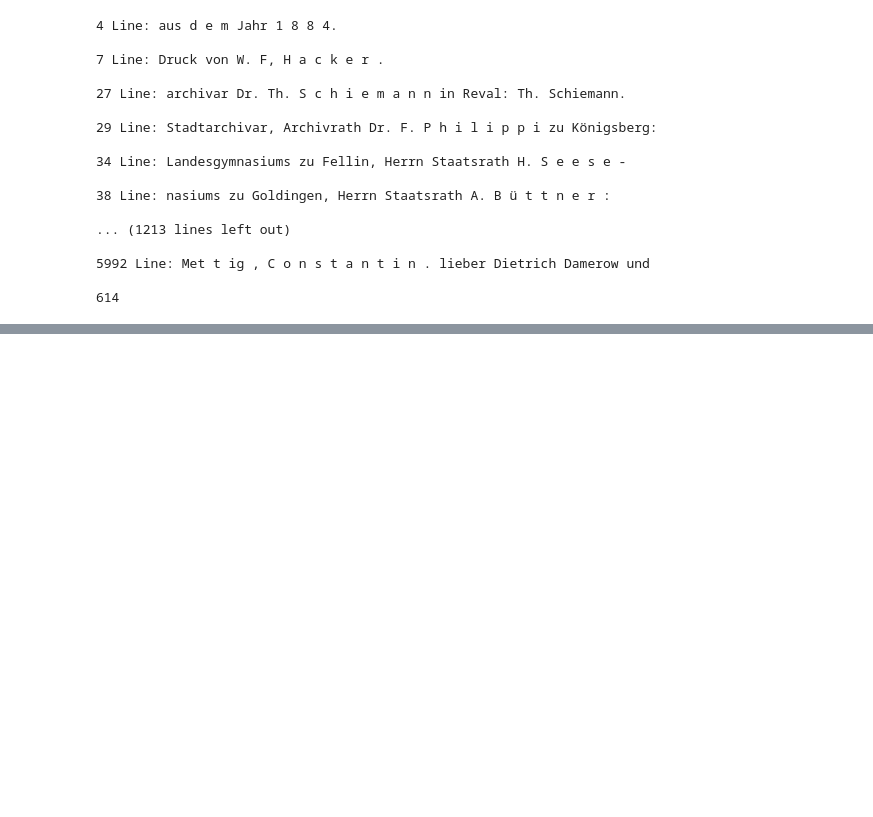
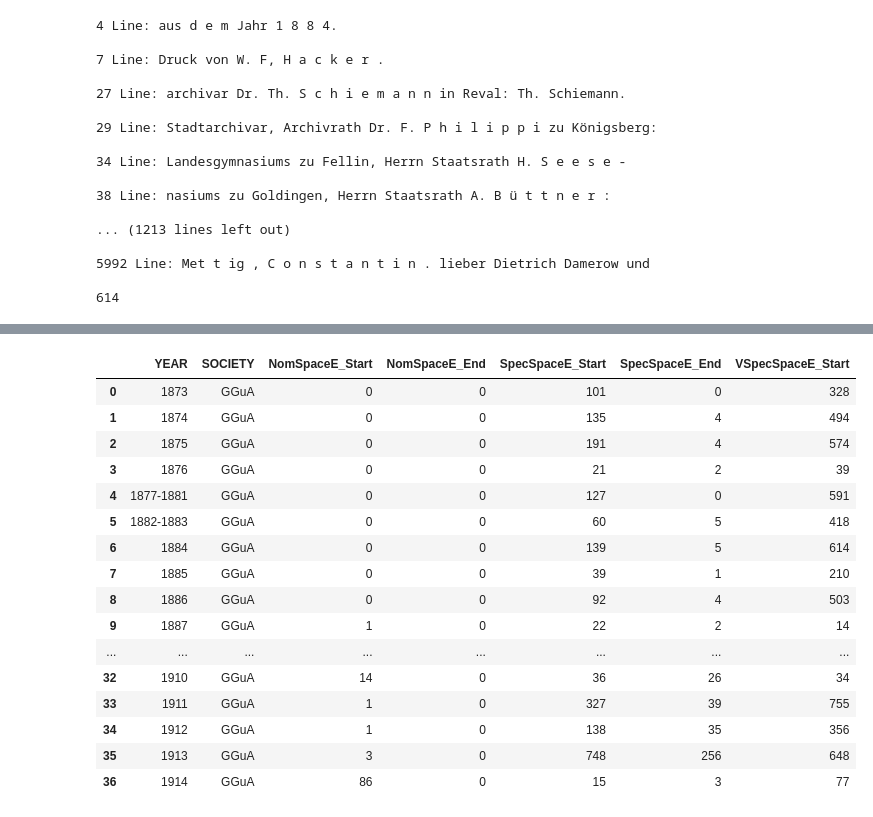
Before and after one commit to LeimLarissa/Baltic-German-Intelligentsia, a Jupyter notebook: G1T1CleaningOCRErrors.ipynb, the cells around one changed output, grey strips where cells are left out. Drawn from its saved outputs; the diff is of its cells as text; code cells hidden in the pictures; blank space fills up the shorter version.

```diff
--- a/G1T1CleaningOCRErrors.ipynb
+++ b/G1T1CleaningOCRErrors.ipynb
@@ -1411,0 +1649,30 @@ find_VSpecSpace_E(year, society, sourcedir, short_mode=False)
+# %%
+df_VSSE = pd.DataFrame()
+df_VSSE= pd.DataFrame(index = [len(df_VSSE.values)],
+                  columns = ['YEAR', 'SOCIETY', 'VSpecSpaceE_Start'])
+
+ov_md = []
+
+with open("Sources/GGuA/GGuANewDirectory.txt", "r") as fp:
+    ov_files = fp.readlines()
+
+
+    for line in ov_files:
+        md = line.split('_')
+        ov_md.append(md)
+
+
+i = 0
+for e in ov_md:
+    year = ov_md[i][0]
+    society = ov_md[i][1]
+    sourcedir = 'Sources/' + society + '/' + year + '_' + society + '_New.txt'
+
+    new_row_df = pd.DataFrame(add_VSpace_E_Stats(year, society, sourcedir),
+                          index = [len(df_VSSE.values)],
+                          columns = ['YEAR', 'SOCIETY', 'VSpecSpaceE_Start'])
+    df_VSSE = pd.concat([df_VSSE, new_row_df])
+    i += 1
+
+df_VSSE = df_VSSE.drop([0])
+df_VSSE
@@ -1411,0 +1697,23 @@ find_VSpecSpace_E(year, society, sourcedir, short_mode=False)
+# %%
+df_GGuA = pd.merge(df_GGuA, df_VSSE, how="left", on="YEAR")
+df_GGuA = df_GGuA.drop(columns=['SOCIETY_y'])
+df_GGuA = df_GGuA.rename(columns={"SOCIETY_x":"SOCIETY"})
+df_GGuA
+# %% [output]
+|  | YEAR | SOCIETY | NomSpaceE_Start | NomSpaceE_End | SpecSpaceE_Start | SpecSpaceE_End | VSpecSpaceE_Start |
+| 0 | 1873 | GGuA | 0 | 0 | 101 | 0 | 328 |
+| 1 | 1874 | GGuA | 0 | 0 | 135 | 4 | 494 |
+| 2 | 1875 | GGuA | 0 | 0 | 191 | 4 | 574 |
+| 3 | 1876 | GGuA | 0 | 0 | 21 | 2 | 39 |
+| 4 | 1877-1881 | GGuA | 0 | 0 | 127 | 0 | 591 |
+| 5 | 1882-1883 | GGuA | 0 | 0 | 60 | 5 | 418 |
+| 6 | 1884 | GGuA | 0 | 0 | 139 | 5 | 614 |
+| 7 | 1885 | GGuA | 0 | 0 | 39 | 1 | 210 |
+| 8 | 1886 | GGuA | 0 | 0 | 92 | 4 | 503 |
+| 9 | 1887 | GGuA | 1 | 0 | 22 | 2 | 14 |
+| ... | ... | ... | ... | ... | ... | ... | ... |
+| 32 | 1910 | GGuA | 14 | 0 | 36 | 26 | 34 |
+| 33 | 1911 | GGuA | 1 | 0 | 327 | 39 | 755 |
+| 34 | 1912 | GGuA | 1 | 0 | 138 | 35 | 356 |
+| 35 | 1913 | GGuA | 3 | 0 | 748 | 256 | 648 |
+| 36 | 1914 | GGuA | 86 | 0 | 15 | 3 | 77 |
```
Also changed, not shown: parts of 27 cells of this notebook, 6 other files.
